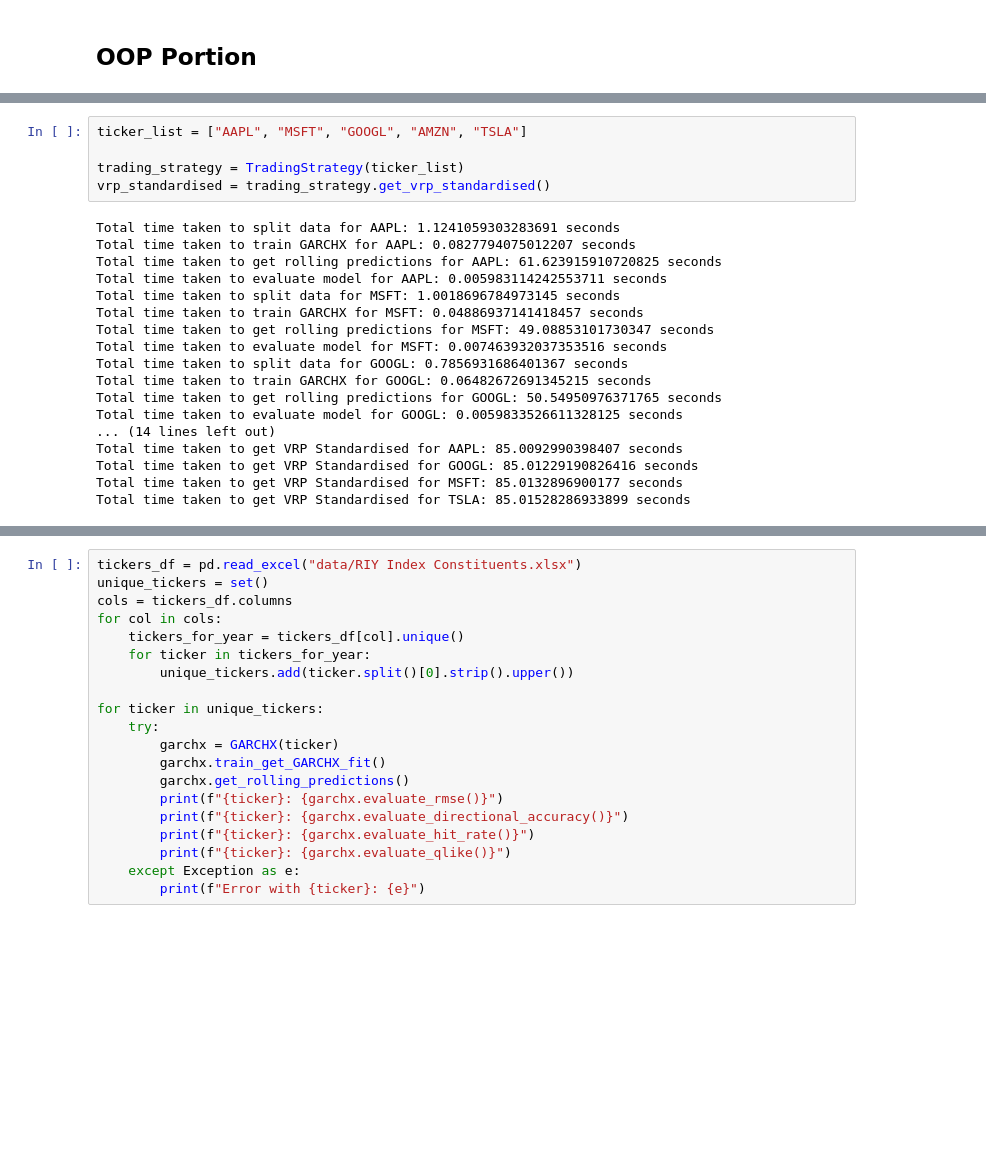
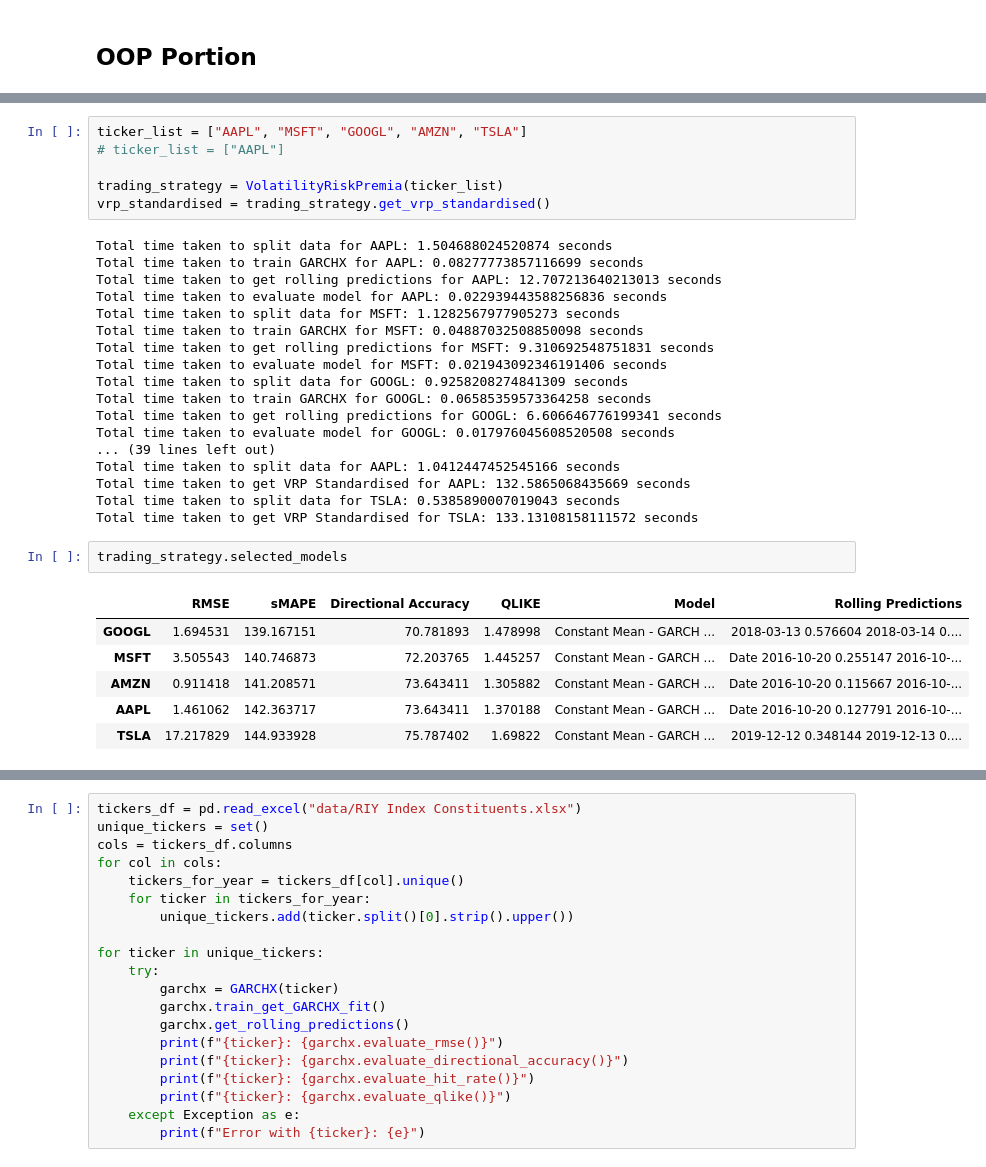
Before and after one commit to siruiliu-code/GARCH-X-Volatility-Modelling-with-Equity-Options-Trading, a Jupyter notebook: gavin_garch.ipynb, the cells around one changed output, grey strips where cells are left out. Drawn from its saved outputs; the diff is of its cells as text; blank space fills up the shorter version.

```diff
--- a/gavin_garch.ipynb
+++ b/gavin_garch.ipynb
@@ -632,24 +815,34 @@ class TradingStrategy:
 # %%
 ticker_list = ["AAPL", "MSFT", "GOOGL", "AMZN", "TSLA"]
+# ticker_list = ["AAPL"]
 
-trading_strategy = TradingStrategy(ticker_list)
+trading_strategy = VolatilityRiskPremia(ticker_list)
 vrp_standardised = trading_strategy.get_vrp_standardised()
 # %% [output]
-Total time taken to split data for AAPL: 1.1241059303283691 seconds
-Total time taken to train GARCHX for AAPL: 0.0827794075012207 seconds
-Total time taken to get rolling predictions for AAPL: 61.623915910720825 seconds
-Total time taken to evaluate model for AAPL: 0.005983114242553711 seconds
-Total time taken to split data for MSFT: 1.0018696784973145 seconds
-Total time taken to train GARCHX for MSFT: 0.04886937141418457 seconds
-Total time taken to get rolling predictions for MSFT: 49.08853101730347 seconds
-Total time taken to evaluate model for MSFT: 0.007463932037353516 seconds
-Total time taken to split data for GOOGL: 0.7856931686401367 seconds
-Total time taken to train GARCHX for GOOGL: 0.06482672691345215 seconds
-Total time taken to get rolling predictions for GOOGL: 50.54950976371765 seconds
-Total time taken to evaluate model for GOOGL: 0.0059833526611328125 seconds
-... (14 lines left out)
-Total time taken to get VRP Standardised for AAPL: 85.0092990398407 seconds
-Total time taken to get VRP Standardised for GOOGL: 85.01229190826416 seconds
-Total time taken to get VRP Standardised for MSFT: 85.0132896900177 seconds
-Total time taken to get VRP Standardised for TSLA: 85.01528286933899 seconds
+Total time taken to split data for AAPL: 1.504688024520874 seconds
+Total time taken to train GARCHX for AAPL: 0.08277773857116699 seconds
+Total time taken to get rolling predictions for AAPL: 12.707213640213013 seconds
+Total time taken to evaluate model for AAPL: 0.022939443588256836 seconds
+Total time taken to split data for MSFT: 1.1282567977905273 seconds
+Total time taken to train GARCHX for MSFT: 0.04887032508850098 seconds
+Total time taken to get rolling predictions for MSFT: 9.310692548751831 seconds
+Total time taken to evaluate model for MSFT: 0.021943092346191406 seconds
+Total time taken to split data for GOOGL: 0.9258208274841309 seconds
+Total time taken to train GARCHX for GOOGL: 0.06585359573364258 seconds
+Total time taken to get rolling predictions for GOOGL: 6.606646776199341 seconds
+Total time taken to evaluate model for GOOGL: 0.017976045608520508 seconds
+... (39 lines left out)
+Total time taken to split data for AAPL: 1.0412447452545166 seconds
+Total time taken to get VRP Standardised for AAPL: 132.5865068435669 seconds
+Total time taken to split data for TSLA: 0.5385890007019043 seconds
+Total time taken to get VRP Standardised for TSLA: 133.13108158111572 seconds
+# %%
+trading_strategy.selected_models
+# %% [output]
+|  | RMSE | sMAPE | Directional Accuracy | QLIKE | Model | Rolling Predictions |
+| GOOGL | 1.694531 | 139.167151 | 70.781893 | 1.478998 | Constant Mean - GARCH ... | 2018-03-13 0.576604 2018-03-14 0.... |
+| MSFT | 3.505543 | 140.746873 | 72.203765 | 1.445257 | Constant Mean - GARCH ... | Date 2016-10-20 0.255147 2016-10-... |
+| AMZN | 0.911418 | 141.208571 | 73.643411 | 1.305882 | Constant Mean - GARCH ... | Date 2016-10-20 0.115667 2016-10-... |
+| AAPL | 1.461062 | 142.363717 | 73.643411 | 1.370188 | Constant Mean - GARCH ... | Date 2016-10-20 0.127791 2016-10-... |
+| TSLA | 17.217829 | 144.933928 | 75.787402 | 1.69822 | Constant Mean - GARCH ... | 2019-12-12 0.348144 2019-12-13 0.... |
 # %%
```
Also changed, not shown: parts of 12 cells of this notebook, 2 other files.
